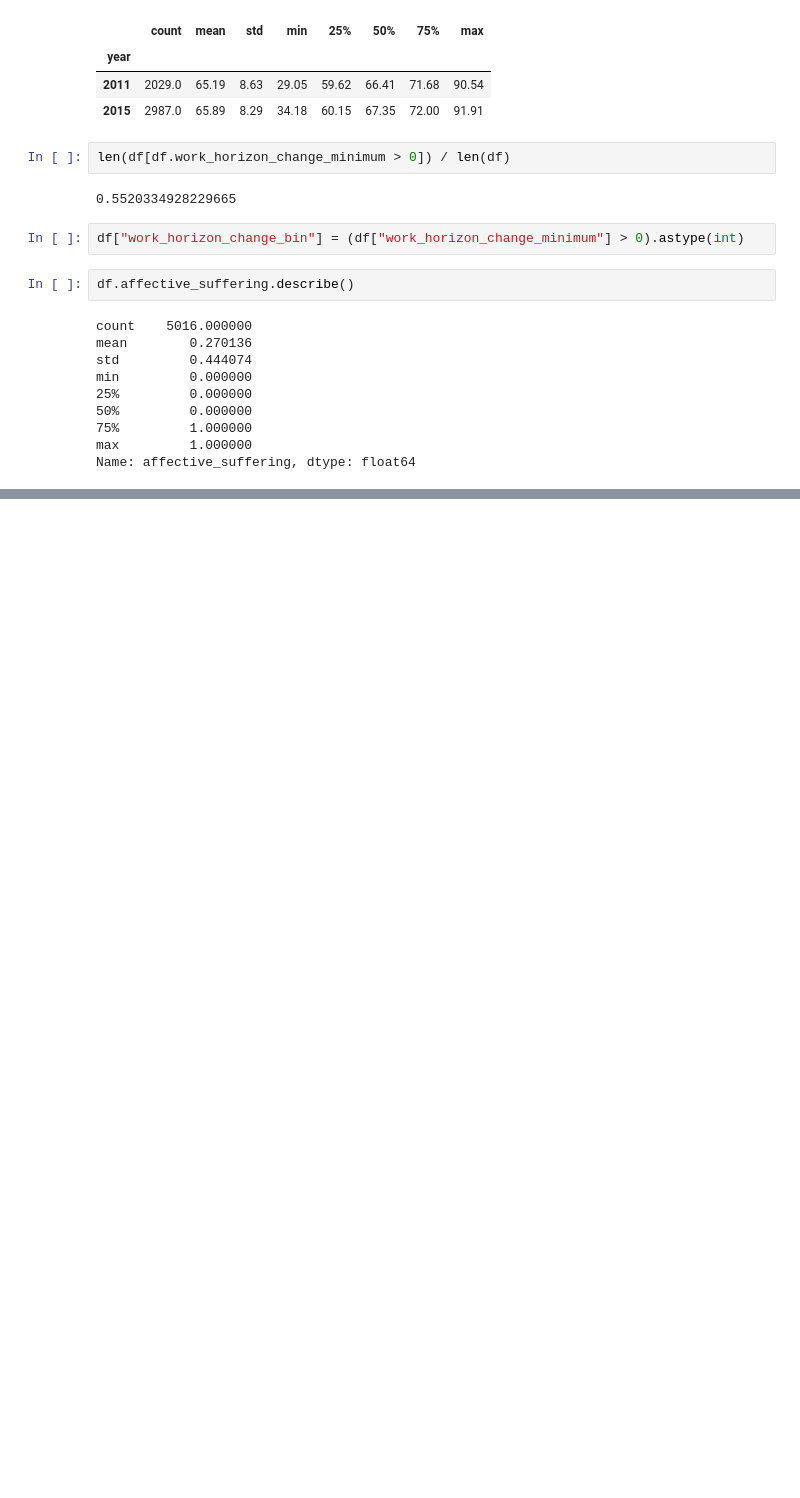
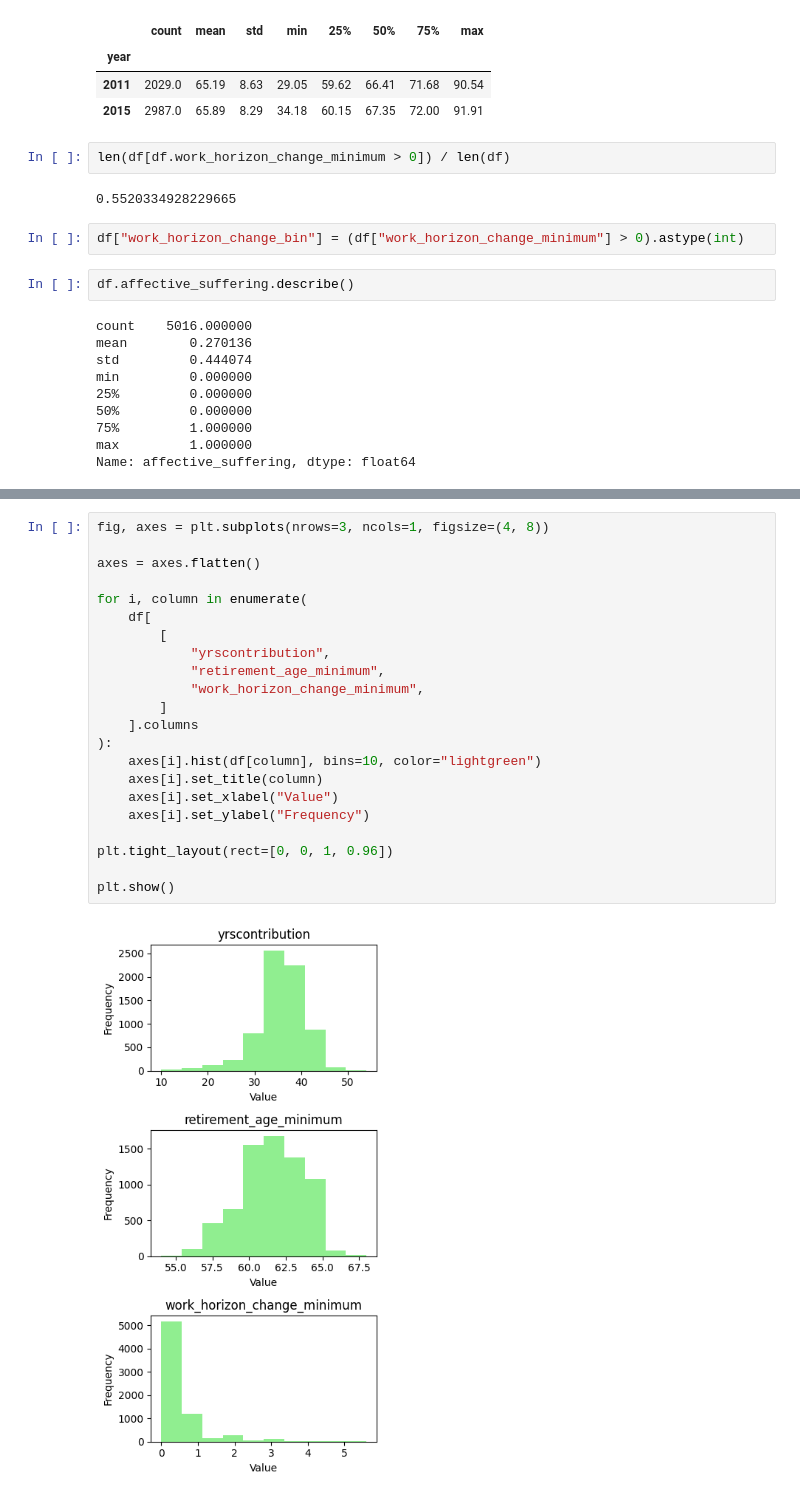
Before and after one commit to lugovalexa/MH-old-workers, a Jupyter notebook: notebooks/final_datasets.ipynb, the cells around one changed output, grey strips where cells are left out. Drawn from its saved outputs; the diff is of its cells as text; blank space fills up the shorter version.

```diff
--- a/notebooks/final_datasets.ipynb
+++ b/notebooks/final_datasets.ipynb
@@ -405,0 +399,24 @@ plt.show()
+# %%
+fig, axes = plt.subplots(nrows=3, ncols=1, figsize=(4, 8))
+
+axes = axes.flatten()
+
+for i, column in enumerate(
+    df[
+        [
+            "yrscontribution",
+            "retirement_age_minimum",
+            "work_horizon_change_minimum",
+        ]
+    ].columns
+):
+    axes[i].hist(df[column], bins=10, color="lightgreen")
+    axes[i].set_title(column)
+    axes[i].set_xlabel("Value")
+    axes[i].set_ylabel("Frequency")
+
+plt.tight_layout(rect=[0, 0, 1, 0.96])
+
+plt.show()
+# %% [output]
+[figure, added]
```
Also changed, not shown: parts of 8 cells of this notebook.
